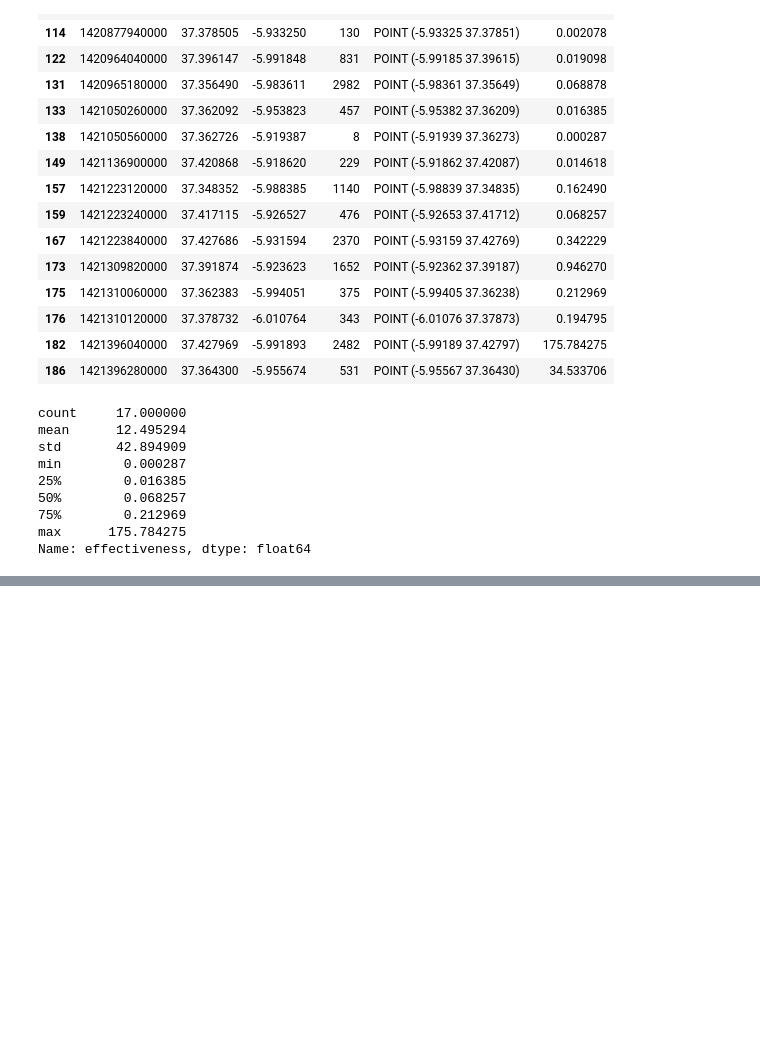
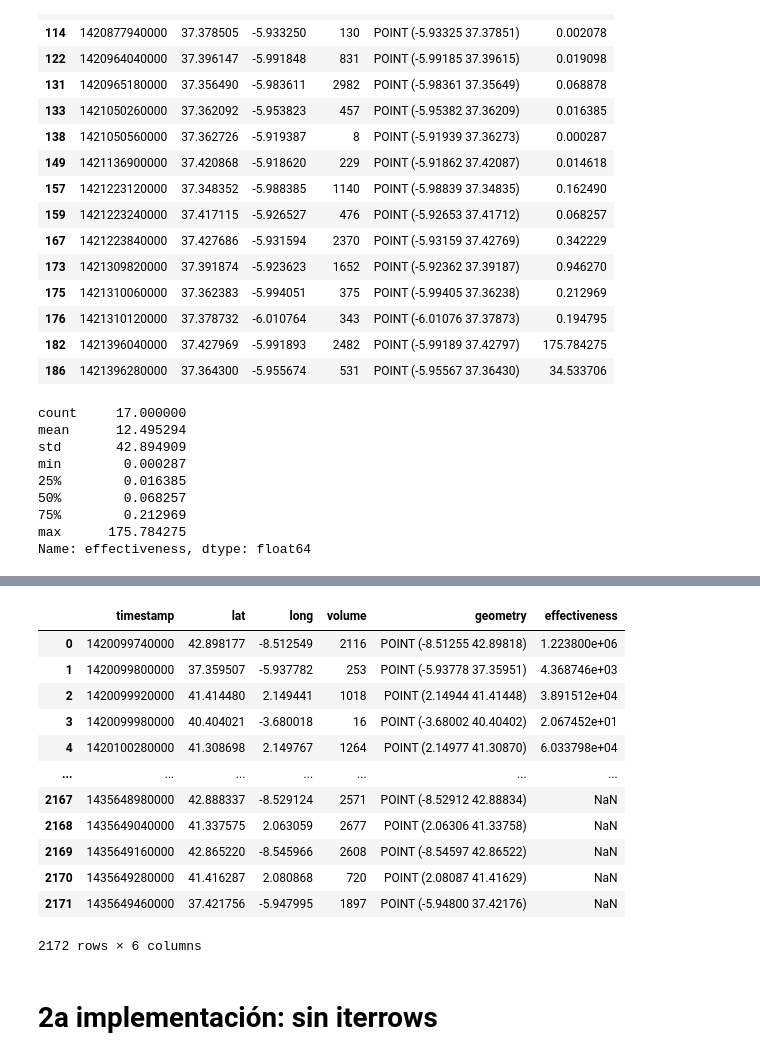
Before and after one commit to castares/effectiveness_by_campaign, a Jupyter notebook: data_exploration.ipynb, the cells around one changed output, grey strips where cells are left out. Drawn from its saved outputs; the diff is of its cells as text; code cells hidden in the pictures; blank space fills up the shorter version.

Commit message:
algorithm implementation done

```diff
--- a/data_exploration.ipynb
+++ b/data_exploration.ipynb
@@ -71,3 +84,5 @@ sales_geo
+# %%
+sales_geo = sales_geo[sales_geo.geometry.isnull()]
 # %% [markdown]
 # Building the Algorithm on an example sale
 # %%
@@ -249,7 +264,9 @@ def _build_geodf(df):
 
 def _add_sales_geopoints(sales, restaurants):
     sales_with_restaurants = sales.merge(restaurants, left_on='restaurant_id', right_on='id', how='left')
-    return gpd.GeoDataFrame(sales_with_restaurants)
+    sales_geo = gpd.GeoDataFrame(sales_with_restaurants)
+    sales = sales_geo[sales_geo['geometry'].notnull()].copy()
+    return sales
 
 def raw_data_prep(data):
     data = load_data()
@@ -264,7 +281,7 @@ def raw_data_prep(data):
 
 def _build_algorithm_operands(sale, campaigns):
     das = campaigns['geometry'].distance(sale['geometry'])
-    dtas = pd.Series([(sale['timestamp'] - campaign_timestamp)/3600000 for campaign_timestamp in campaigns['timestamp']])
+    dtas = pd.Series([(sale['timestamp'] - campaign_timestamp)/3600000 for campaign_timestamp in campaigns['timestamp']], dtype='float64')
     pas = campaigns['volume']
     return pd.DataFrame({
         "das" : das,
@@ -275,17 +292,18 @@ def _build_algorithm_operands(sale, campaigns):
 def _filter_relevant_campaigns(operands, dmax, dtmax):
     return operands[(operands['das']) <= dmax & (operands['dtas'] <= dtmax) & (operands['dtas'] > 0 )].copy()
 
-def compute_effectiveness(sale, campaigns, dmax=5, dtmax=168):
-    operands = _build_algorithm_operands(sale, campaigns)
-    relevant_operands = _filter_relevant_campaigns(operands, dmax, dtmax)
-    numerators = ex_sale_values['pas']/((ex_sale_values['das']/dmax)**2 + (ex_sale_values['dtas']/dtmax)**2)
-    denominator = numerators.sum()
-    relevant_operands['effectiveness'] = numerators / denominator * ex_sale['amount']
-    return relevant_operands['effectiveness']
-
-def add_campaigns_effectiveness(effectiveness, campaigns):
-    if not campaigns['effectiveness']:
+def _add_campaigns_effectiveness(effectiveness, campaigns):
+    if 'effectiveness' not in campaigns.columns:
         campaigns['effectiveness'] = pd.Series([np.NaN])
     campaigns['effectiveness'] = campaigns['effectiveness'].add(effectiveness, fill_value=0)
     return campaigns
+
+def compute_effectiveness(sale, campaigns, dmax=5, dtmax=168):
+    operands = _build_algorithm_operands(sale, campaigns)
+    operands = _filter_relevant_campaigns(operands, dmax, dtmax)
+    numerators = operands['pas']/((operands['das']/dmax)**2 + (operands['dtas']/dtmax)**2)
+    denominator = numerators.sum()
+    operands['effectiveness'] = numerators / denominator * operands['pas']
+    _add_campaigns_effectiveness(operands['effectiveness'], campaigns)
+    return campaigns
 # %% [markdown]
@@ -341,0 +341,3 @@ dtype: float64
+# %%
+%%time
+effectiveness = [compute_effectiveness(sale, data['campaigns']) for idx, sale in data['sales'][10000:20000].iterrows()]
@@ -341,0 +347,18 @@ dtype: float64
+# %%
+effectiveness[0]
+# %% [output]
+|  | timestamp | lat | long | volume | geometry | effectiveness |
+| 0 | 1420099740000 | 42.898177 | -8.512549 | 2116 | POINT (-8.51255 42.89818) | 1.223800e+06 |
+| 1 | 1420099800000 | 37.359507 | -5.937782 | 253 | POINT (-5.93778 37.35951) | 4.368746e+03 |
+| 2 | 1420099920000 | 41.414480 | 2.149441 | 1018 | POINT (2.14944 41.41448) | 3.891512e+04 |
+| 3 | 1420099980000 | 40.404021 | -3.680018 | 16 | POINT (-3.68002 40.40402) | 2.067452e+01 |
+| 4 | 1420100280000 | 41.308698 | 2.149767 | 1264 | POINT (2.14977 41.30870) | 6.033798e+04 |
+| ... | ... | ... | ... | ... | ... | ... |
+| 2167 | 1435648980000 | 42.888337 | -8.529124 | 2571 | POINT (-8.52912 42.88834) | NaN |
+| 2168 | 1435649040000 | 41.337575 | 2.063059 | 2677 | POINT (2.06306 41.33758) | NaN |
+| 2169 | 1435649160000 | 42.865220 | -8.545966 | 2608 | POINT (-8.54597 42.86522) | NaN |
+| 2170 | 1435649280000 | 41.416287 | 2.080868 | 720 | POINT (2.08087 41.41629) | NaN |
+| 2171 | 1435649460000 | 37.421756 | -5.947995 | 1897 | POINT (-5.94800 37.42176) | NaN |
+2172 rows × 6 columns
+# %% [markdown]
+# 2a implementación: sin iterrows
```
Also changed, not shown: parts of 17 cells of this notebook.
